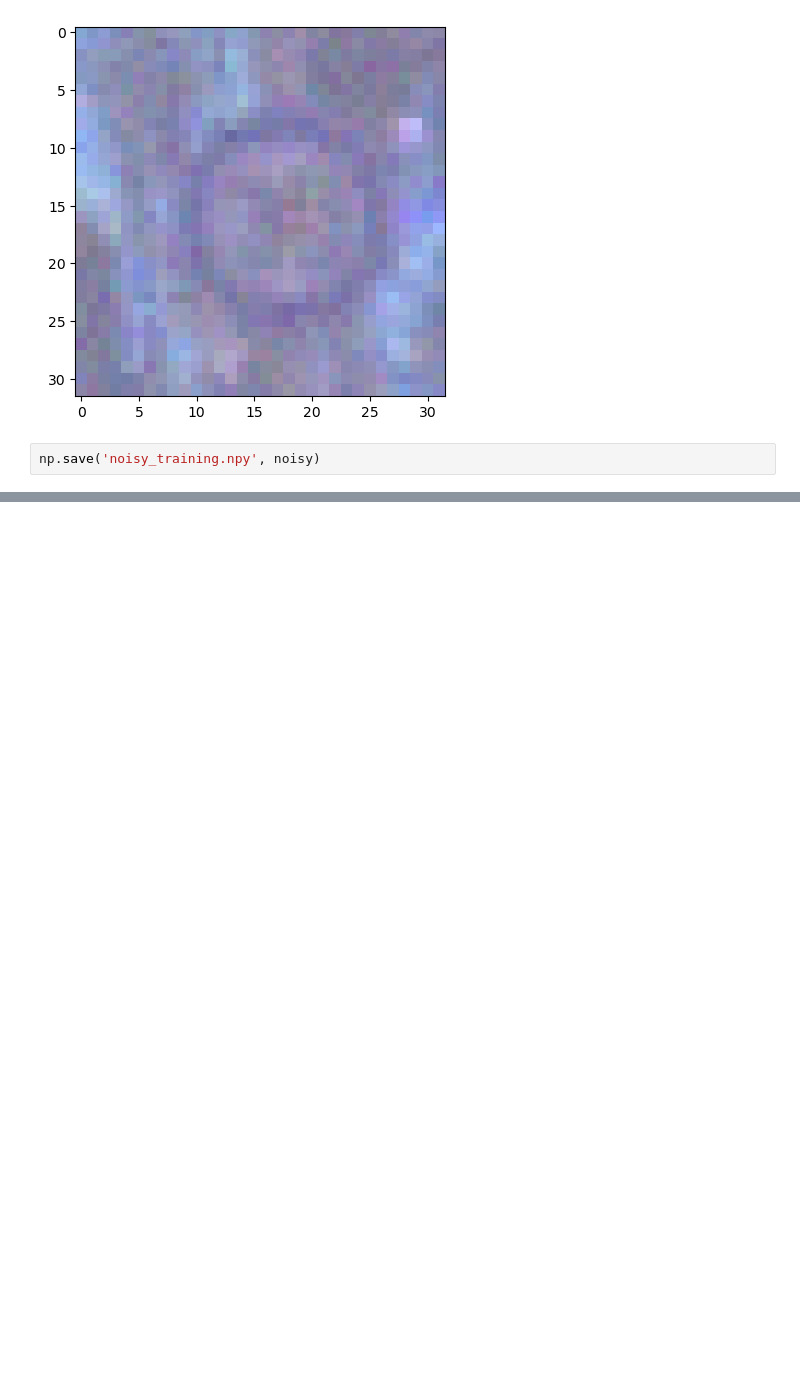
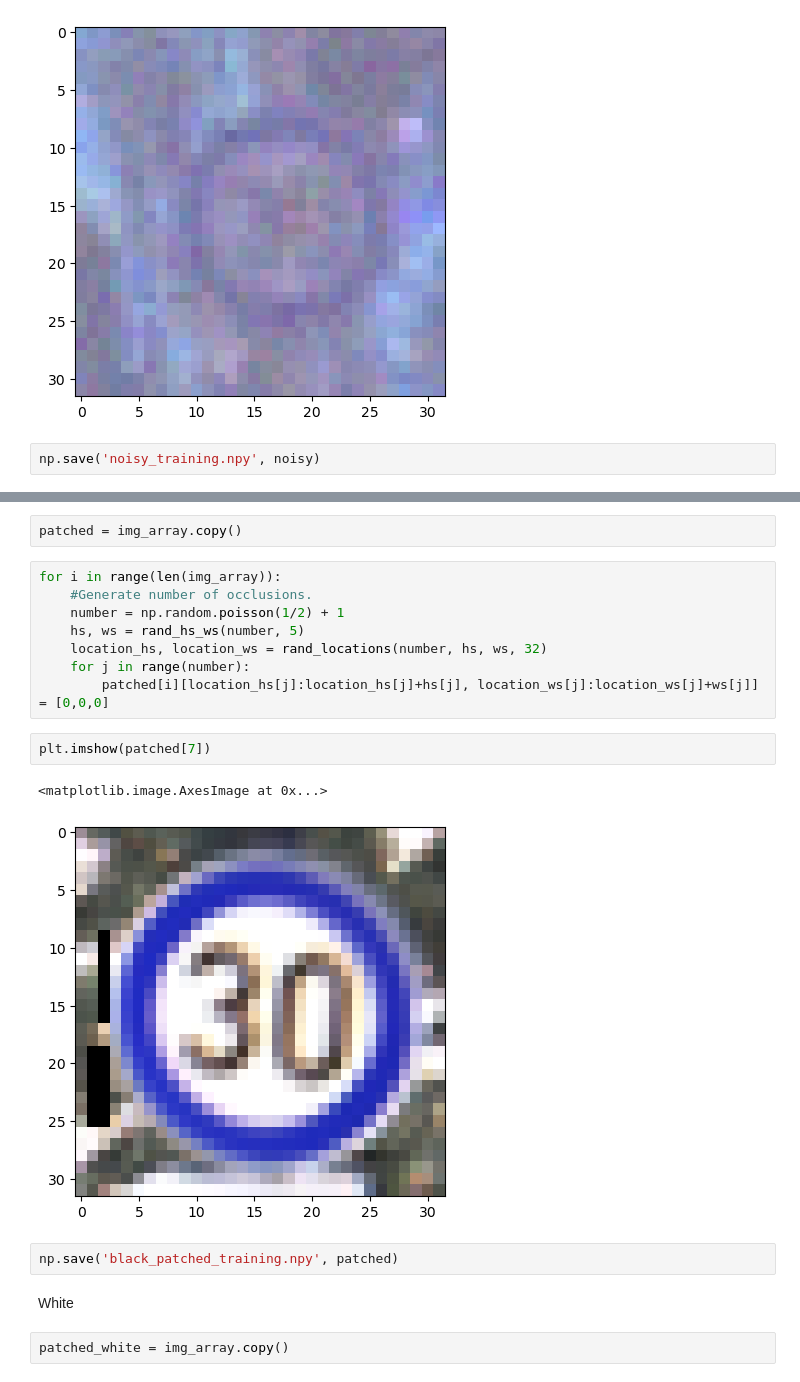
Before and after one commit to erinp0/DST-NN-Project, a Jupyter notebook: Emelia Osborne/Adversarial_Image_Creation.ipynb, the cells around one changed output, grey strips where cells are left out. Cells and saved outputs as stored; diff of their text form; blank space fills up the shorter version.

```diff
--- a/Emelia Osborne/Adversarial_Image_Creation.ipynb
+++ b/Emelia Osborne/Adversarial_Image_Creation.ipynb
@@ -291,0 +297,21 @@ np.save('noisy_training.npy', noisy)
+# %%
+patched = img_array.copy()
+# %%
+for i in range(len(img_array)):
+    #Generate number of occlusions.
+    number = np.random.poisson(1/2) + 1
+    hs, ws = rand_hs_ws(number, 5)
+    location_hs, location_ws = rand_locations(number, hs, ws, 32)
+    for j in range(number):
+        patched[i][location_hs[j]:location_hs[j]+hs[j], location_ws[j]:location_ws[j]+ws[j]] = [0,0,0]
+# %%
+plt.imshow(patched[7])
+# %% [output]
+<matplotlib.image.AxesImage at 0x...>
+[figure, added]
+# %%
+np.save('black_patched_training.npy', patched)
+# %% [markdown]
+White
+# %%
+patched_white = img_array.copy()
```
Also changed, not shown: parts of 24 cells of this notebook.
